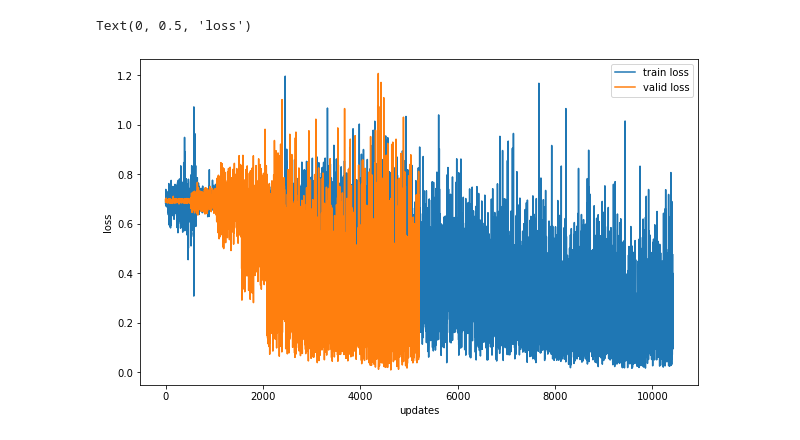
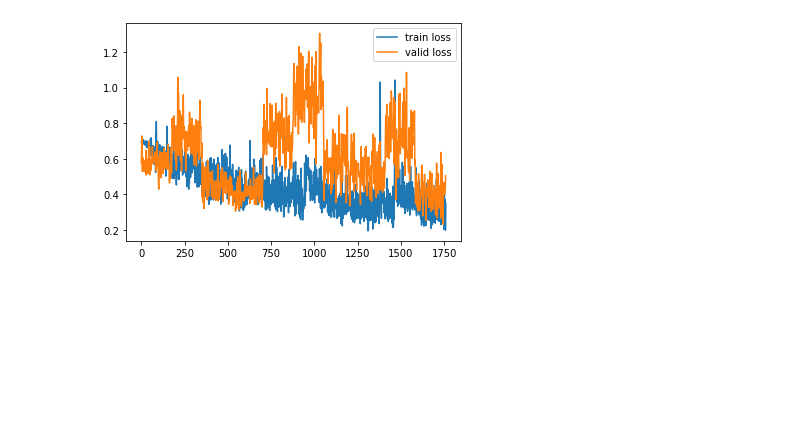
Before and after one commit to TyroneZ3/pytorch-course, a Jupyter notebook: 4.text-classification/upgraded-sentiment-classification.ipynb, the cells around one changed output. Cells and saved outputs as stored; diff of their text form; code cells hidden in the pictures; blank space fills up the shorter version.

Commit message:
* optimize plt graph

```diff
--- a/4.text-classification/upgraded-sentiment-classification.ipynb
+++ b/4.text-classification/upgraded-sentiment-classification.ipynb
@@ -66,7 +66,7 @@ class dataset_from_iter(Dataset):
 
 train_dataset = dataset_from_iter(train_iter)
 # %%
-batch_size = 16
+batch_size = 95
 
 n_train = len(train_dataset)
 split = n_train // 3
@@ -211,14 +227,23 @@ RuntimeError: `lengths` array must be sorted in decreasing order when `enforce_s
 # %%
+'''
 fig = plt.figure(figsize=(10, 6))
 ax = fig.add_subplot(1, 1, 1)
 ax.plot(train_losses, label='train loss')
 ax.plot(valid_losses, label='valid loss')
 plt.legend()
 ax.set_xlabel('updates')
 ax.set_ylabel('loss')
+'''
+x_train = list(range(1760))
+x_eval = list(range(0, 1760, 2))
+
+plt.plot(x_train, train_losses, label='train loss')
+plt.plot(x_eval, valid_losses, label='valid loss')
+
+plt.legend()
+plt.show()
 # %% [output]
-Text(0, 0.5, 'loss')
-[figure, old version]
+[figure, new version]
 # %%
 model.load_state_dict(torch.load('best_model'))
 test_loss, test_acc = evaluate(test_dataloader, model, criterion, device)
```
Also changed, not shown: parts of 2 cells of this notebook.
